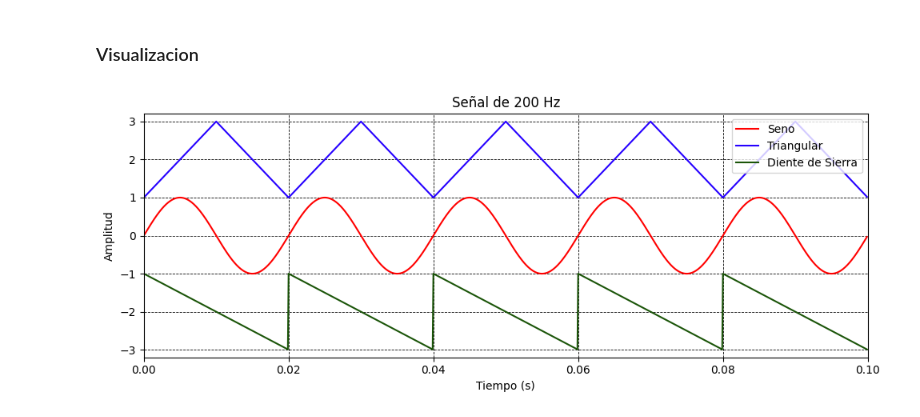
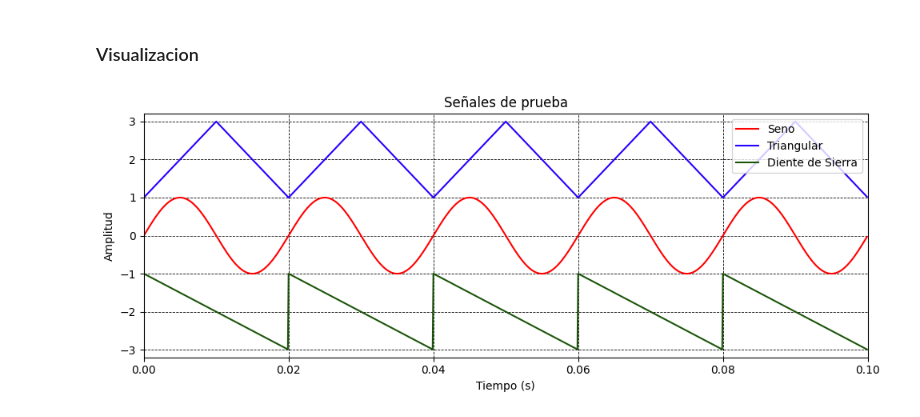
Before and after one commit to tomzuran/PDS2026, a Jupyter notebook: tarea1.ipynb, the cells around one changed output. Saved outputs shown, nothing was run; the diff lists cells and outputs as text; code cells hidden in the pictures.

```diff
--- a/tarea1.ipynb
+++ b/tarea1.ipynb
@@ -34,30 +34,30 @@ def pds_dientedesierra(nn = 1000, fs = 10000, freq = 1, Amax = 1, dc = 0, phase
 # %%
 x1,tt = pds_sen(N, fs, Amax = 1, freq=50, dc = 0, phase = 0)
 x2,tt = pds_triangular(N, fs, Amax = 1, freq=50, dc = 2, phase = 0)
 x3,tt = pds_dientedesierra(N, fs, Amax = 1, freq=50, dc = -2, phase = 0)
 
 
 fig, ax = plt.subplots(figsize=(10, 4))
 
 ax.grid(True, color="#000000FF", linewidth=0.6, linestyle="--")
 ax.set_axisbelow(True)
 
 ax.axhline(0, color="#ffffff22", linewidth=0.8, linestyle="-")
 
 ax.set_xlim(0, (1 / 50) * 5)
 ax.set_ylim(-3.2, 3.2)
 
 ax.plot(tt, x1, color="#ff0000", linewidth=1.5, label="Seno")
 ax.plot(tt, x2, color="#2600ff", linewidth=1.5, label="Triangular")
 ax.plot(tt, x3, color="#1b5509", linewidth=1.5, label="Diente de Sierra")
 
 ax.legend(loc="upper right", fontsize=10)
-ax.set_title("Señal de 200 Hz", fontsize=12)
+ax.set_title("Señales de prueba", fontsize=12)
 ax.set_xlabel("Tiempo (s)", fontsize=10)
 ax.set_ylabel("Amplitud", fontsize=10)
 
 
 plt.tight_layout()
 plt.show()
 # %% [output]
-[figure, old version]
+[figure, new version]
```
